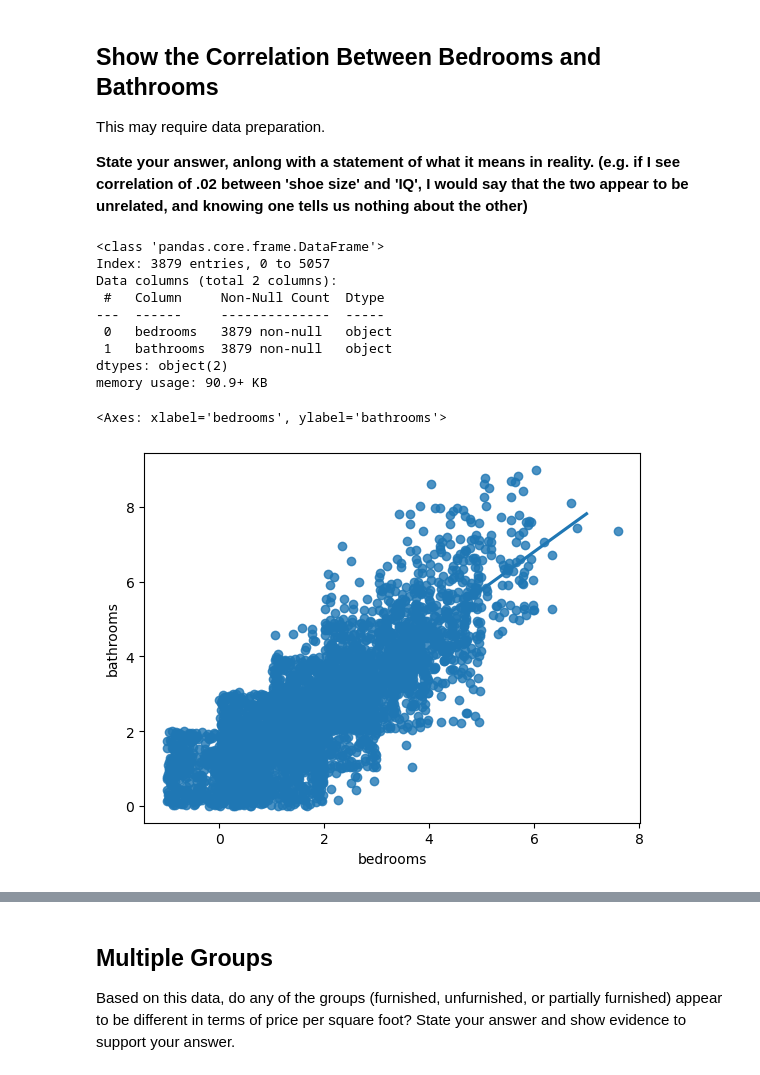
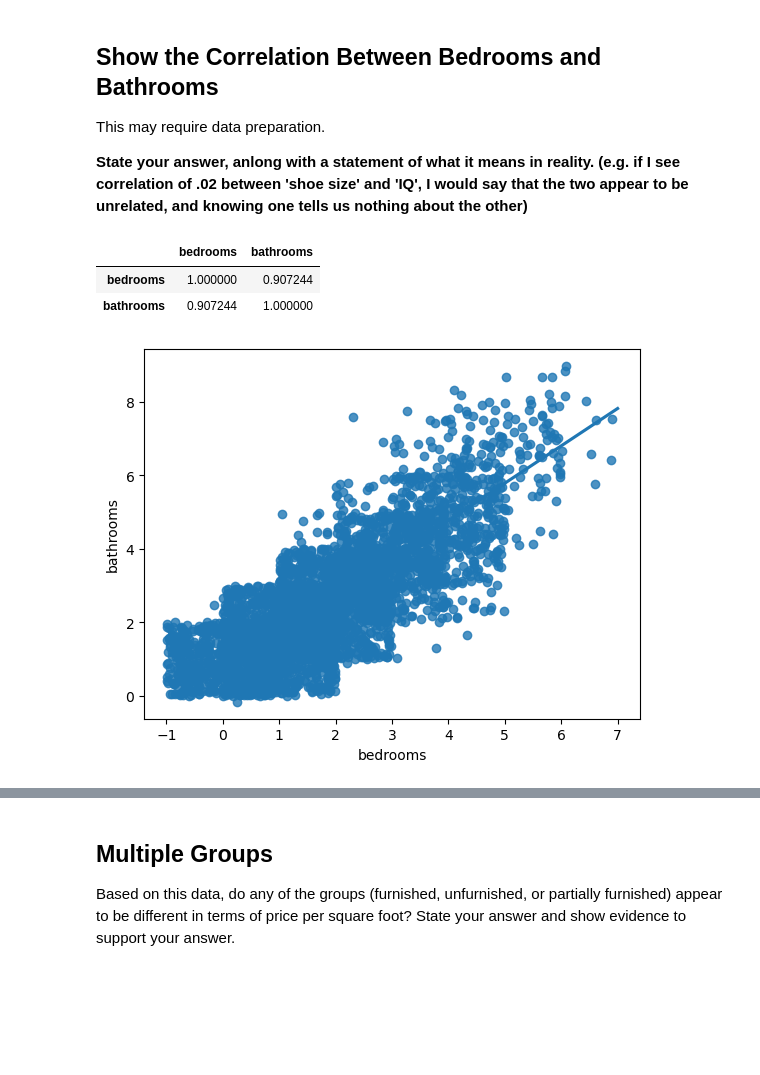
Before and after one commit to AkeemSemperDataScience/data3450-exam-1-mlsiebold, a Jupyter notebook: START_Exam_1.ipynb, the cells around one changed output, grey strips where cells are left out. Drawn from its saved outputs; the diff is of its cells as text; code cells hidden in the pictures; blank space fills up the shorter version.

```diff
--- a/START_Exam_1.ipynb
+++ b/START_Exam_1.ipynb
@@ -120,29 +120,21 @@ Mean of Means: 2028788.1555891135
 This may require data preparation.
 
 <b> State your answer, anlong with a statement of what it means in reality. (e.g. if I see correlation of .02 between 'shoe size' and 'IQ', I would say that the two appear to be unrelated, and knowing one tells us nothing about the other)</b>
-# %%
-new_df.info()
-# %% [output]
-<class 'pandas.core.frame.DataFrame'>
-Index: 3879 entries, 0 to 5057
-Data columns (total 2 columns):
- #   Column     Non-Null Count  Dtype
----  ------     --------------  -----
- 0   bedrooms   3879 non-null   object
- 1   bathrooms  3879 non-null   object
-dtypes: object(2)
-memory usage: 90.9+ KB
 # %%
 data_uae['bedrooms'].value_counts()                                     # What do i have in this column?
 data_uae['bedrooms'] = data_uae['bedrooms'].replace('studio', 0)      # Replace studio with a number
 
 data_uae['bathrooms'].value_counts()                                    # This looks ok
 data_uae['bathrooms'] = data_uae['bathrooms'].replace({'none': 0, '7+': 8})
 
 new_df = data_uae[['bedrooms', 'bathrooms']].dropna().astype(int)                        # Create new df and drop null values
 new_df.head()
 
 sns.regplot(data=new_df, x='bedrooms', y='bathrooms', x_jitter=1, y_jitter=1, ci=50)
+
+new_df.corr()
 # %% [output]
-<Axes: xlabel='bedrooms', ylabel='bathrooms'>
+|  | bedrooms | bathrooms |
+| bedrooms | 1.000000 | 0.907244 |
+| bathrooms | 0.907244 | 1.000000 |
-[figure, old version]
+[figure, new version]
```
Also changed, not shown: parts of 4 cells of this notebook.
